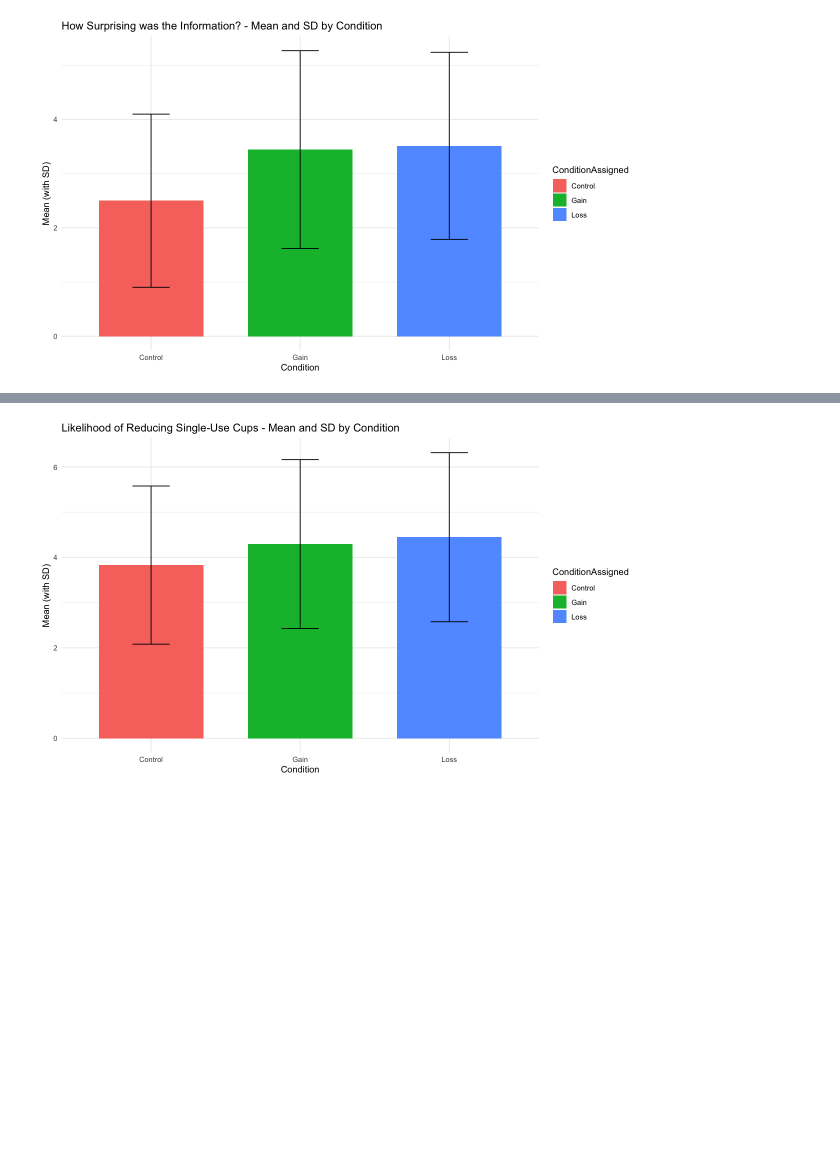
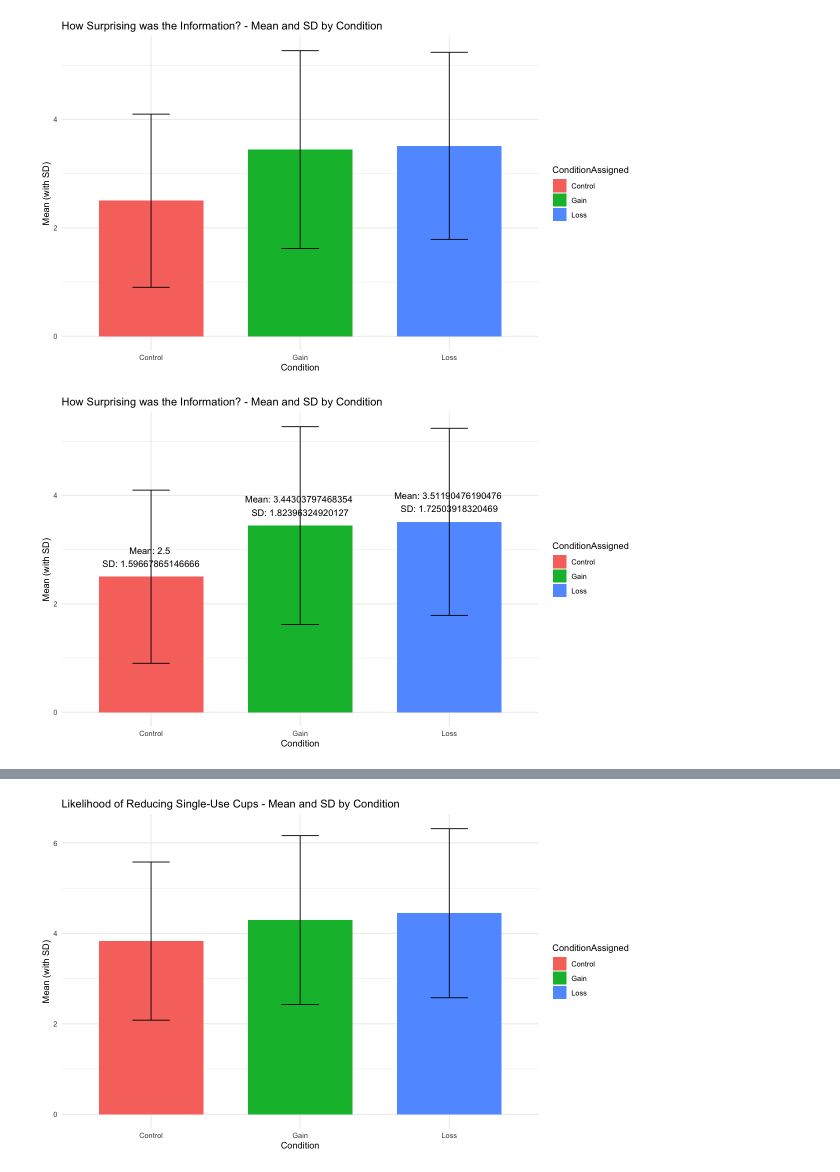
Before and after one commit to riddhibattu/PSYC421_Sustain-a-Cup-research, a Jupyter notebook: src/statistical_analysis.ipynb, the cells around one changed output, grey strips where cells are left out. Saved outputs shown, nothing was run; the diff lists cells and outputs as text; code cells hidden in the pictures; blank space fills up the shorter version.

Commit message:
adding text on top of bar graphs

```diff
--- a/src/statistical_analysis.ipynb
+++ b/src/statistical_analysis.ipynb
@@ -421,3 +421,14 @@ Q2_graph = ggplot(descriptive_stats, aes(x = ConditionAssigned, y = Q2_mean, fil
 Q2_graph
 # %% [output]
 [figure]
+# %%
+Q2_graph = ggplot(descriptive_stats, aes(x = ConditionAssigned, y = Q2_mean, fill = ConditionAssigned)) +
+  geom_bar(stat = "identity", position = position_dodge(), width = 0.7) +
+  geom_errorbar(aes(ymin = Q2_mean - Q2_sd, ymax = Q2_mean + Q2_sd),
+                width = 0.25, position = position_dodge(0.7)) +
+  geom_text(aes(label = paste("Mean:", Q2_mean, "\nSD:", Q2_sd)), position = position_dodge(width = 0.7), vjust = -0.5) +
+  theme_minimal() +
+  labs(title = "How Surprising was the Information? - Mean and SD by Condition", x = "Condition", y = "Mean (with SD)")
+Q2_graph
+# %% [output]
+[figure, added]
```
Also changed, not shown: parts of 4 cells of this notebook.
